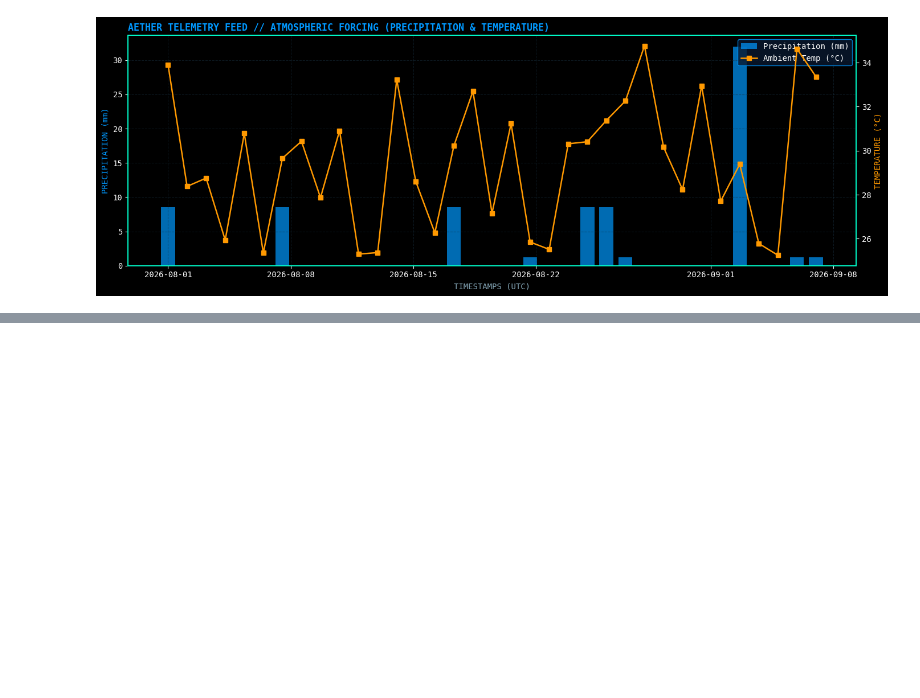
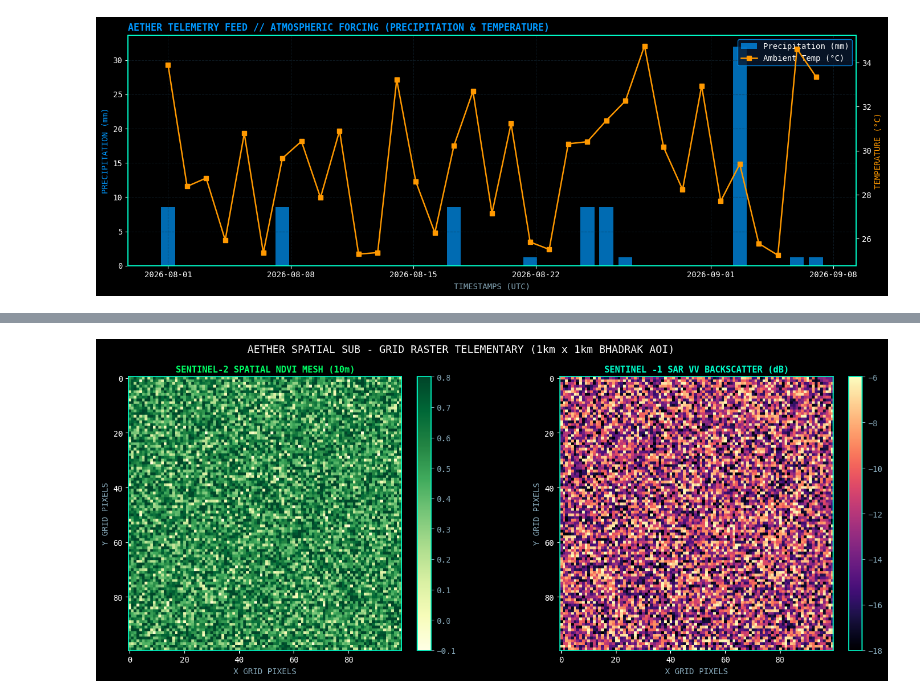
Before and after one commit to GOURGOPAL618/THE_MRIDANSH, a Jupyter notebook: 1_notebooks_sandbox/01-data-ingestion.ipynb, the cells around one changed output, grey strips where cells are left out. Cells and saved outputs as stored; diff of their text form; code cells hidden in the pictures; blank space fills up the shorter version.

Commit message:
feat(r&d-sprint): Days 1-2 - Completed 01_data_ingestion.ipynb with aerospace telemetry visuals, spatial resampling, and STAC assembly

```diff
--- a/1_notebooks_sandbox/01-data-ingestion.ipynb
+++ b/1_notebooks_sandbox/01-data-ingestion.ipynb
@@ -371,0 +382,22 @@ plt.show()
+# %%
+# Synthetic Spatial Raster Grid Parameters (Simulating GeoTIFF Arrays)
+GRID_HEIGHT = 100   # 100 PIXELS (~10M Resolution -> 1km x 1km sub-grid)
+GRID_WIDTH = 100
+
+np.random.seed(101)
+
+# Generate Spatial Rasters for Optical, SAR, DEM, and Quality Masks
+raster_b04_red = np.random.uniform(0.02, 0.18, size = (GRID_HEIGHT, GRID_WIDTH))
+raster_b08_nir = np.random.uniform(0.15, 0.55, size = (GRID_HEIGHT, GRID_WIDTH))
+raster_sar_vv = np.random.uniform(-18.0, -6.0, size = (GRID_HEIGHT, GRID_WIDTH))
+
+# DEM at native low-res (33x33) to simulate 30m resolution before resampling
+dem_low_res = np.random.uniform(12.0, 25.0, size = (33, 33))
+
+# Spatial NDVI Matrix Calculation
+raster_ndvi = (raster_b08_nir - raster_b04_red) / (raster_b08_nir + raster_b04_red)
+
+print(f"✅ Generated Spatial Raster Matrices ({GRID_HEIGHT}x{GRID_WIDTH} pixels)")
+print(f"   • Sentinel-2 RED Band Shape : {raster_b04_red.shape}")
+print(f"   • Sentinel-2 NIR Band Shape : {raster_b08_nir.shape}")
+print(f"   • Derived Spatial NDVI Range: [{raster_ndvi.min():.3f}, {raster_ndvi.max():.3f}]")
@@ -371,0 +432,24 @@ plt.show()
+# %%
+fig, (ax1, ax2) = plt.subplots(1, 2, figsize = (15, 6))
+
+# Subplot 1: Spatial NDVI
+im1 = ax1.imshow(raster_ndvi, cmap = 'YlGn', vmin = -0.1, vmax = 0.8)
+ax1.set_title("SENTINEL-2 SPATIAL NDVI MESH (10m)", fontsize = 11, color = '#00FF66', fontweight = 'bold')
+ax1.set_xlabel("X GRID PIXELS", color = '#88AABB')
+ax1.set_ylabel("Y GRID PIXELS", color = '#88AABB')
+cbar1 = fig.colorbar(im1, ax = ax1, fraction = 0.046, pad = 0.04)
+cbar1.ax.tick_params(colors = '#88AABB')
+
+# Subplot 2: SAR VV Backscatter
+im2 = ax2.imshow(raster_sar_vv, cmap = 'magma', vmin = -18.0, vmax = -6.0)
+ax2.set_title("SENTINEL -1 SAR VV BACKSCATTER (dB)", fontsize = 11, color = '#00FFCC', fontweight = 'bold')
+ax2.set_xlabel("X GRID PIXELS", color = '#88AABB')
+ax2.set_ylabel("Y GRID PIXELS", color = '#88AABB')
+cbar2 = fig.colorbar(im2, ax = ax2, fraction = 0.046, pad = 0.04)
+cbar2.ax.tick_params(colors = '#88AABB')
+
+plt.suptitle("AETHER SPATIAL SUB - GRID RASTER TELEMENTARY (1km x 1km BHADRAK AOI)", fontsize=13, color='white', y=0.98)
+plt.tight_layout()
+plt.show()
+# %% [output]
+[figure, added]
```
Also changed, not shown: parts of 12 cells of this notebook.
